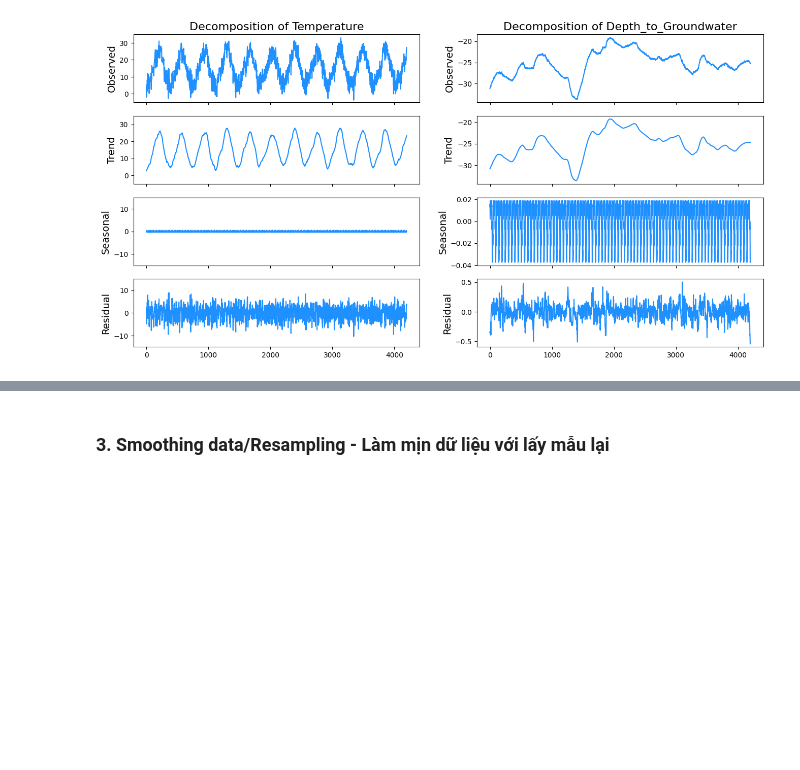
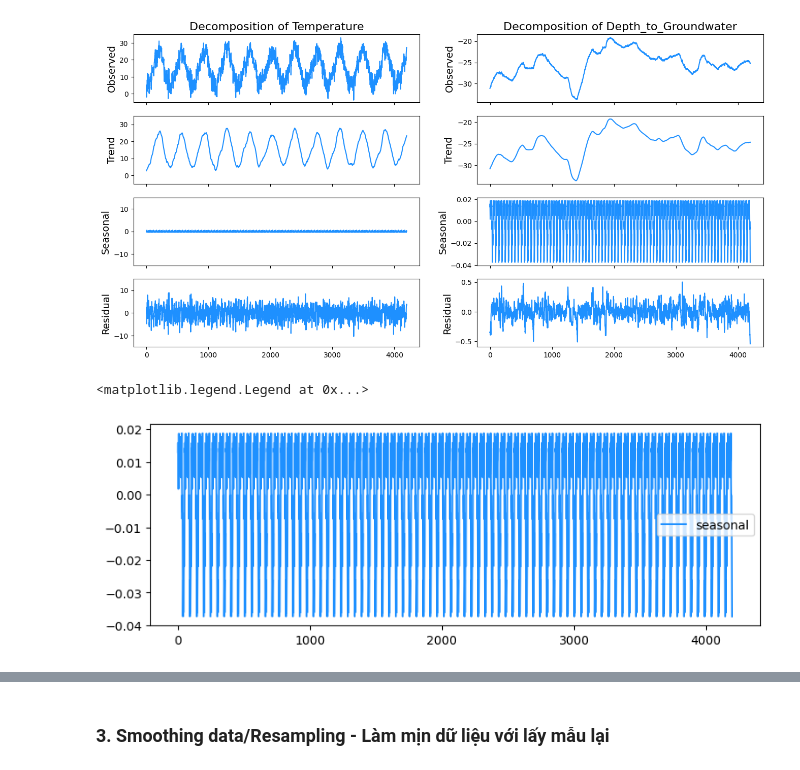
Before and after one commit to GenNyu/Lab-2---DV, a Jupyter notebook: 2.1_Preprocessing.ipynb, the cells around one changed output, grey strips where cells are left out. Cells and saved outputs as stored; diff of their text form; code cells hidden in the pictures; blank space fills up the shorter version.

```diff
--- a/2.1_Preprocessing.ipynb
+++ b/2.1_Preprocessing.ipynb
@@ -221,6 +221,9 @@ Các kĩ thuật reduce phổ biến:
 - PCA: giảm chiều dữ liệu
 # %% [markdown]
 Smoothing: áp dụng moving averages
+# %%
+
+df['Depth_to_Groundwater_MA30'] = df['Depth_to_Groundwater'].rolling(window=30).mean()
 # %%
 df['Date'] = pd.to_datetime(df['Date'])
 df.set_index('Date', inplace=True)
@@ -306,3 +317,12 @@ ax[3, 1].set_ylabel('Residual', fontsize=14)
 plt.show()
 # %% [output]
 [figure]
+# %%
+res = seasonal_decompose(df.Depth_to_Groundwater, period=52, model='additive', extrapolate_trend='freq')
+
+plt.figure(figsize=(9, 3))
+res.seasonal.plot( legend=False, color='dodgerblue')
+plt.legend()
+# %% [output]
+<matplotlib.legend.Legend at 0x...>
+[figure, added]
```
Also changed, not shown: parts of 15 cells of this notebook, 2 other files.
